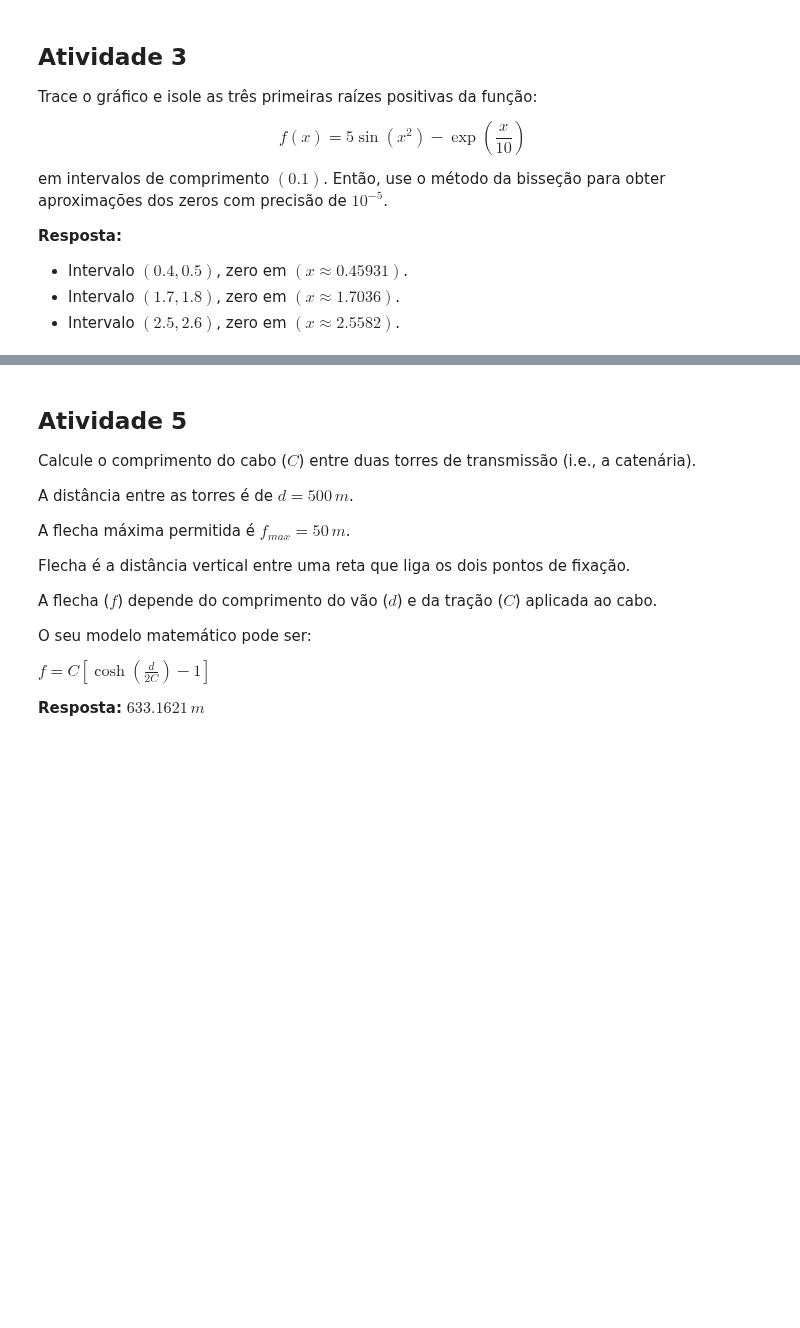
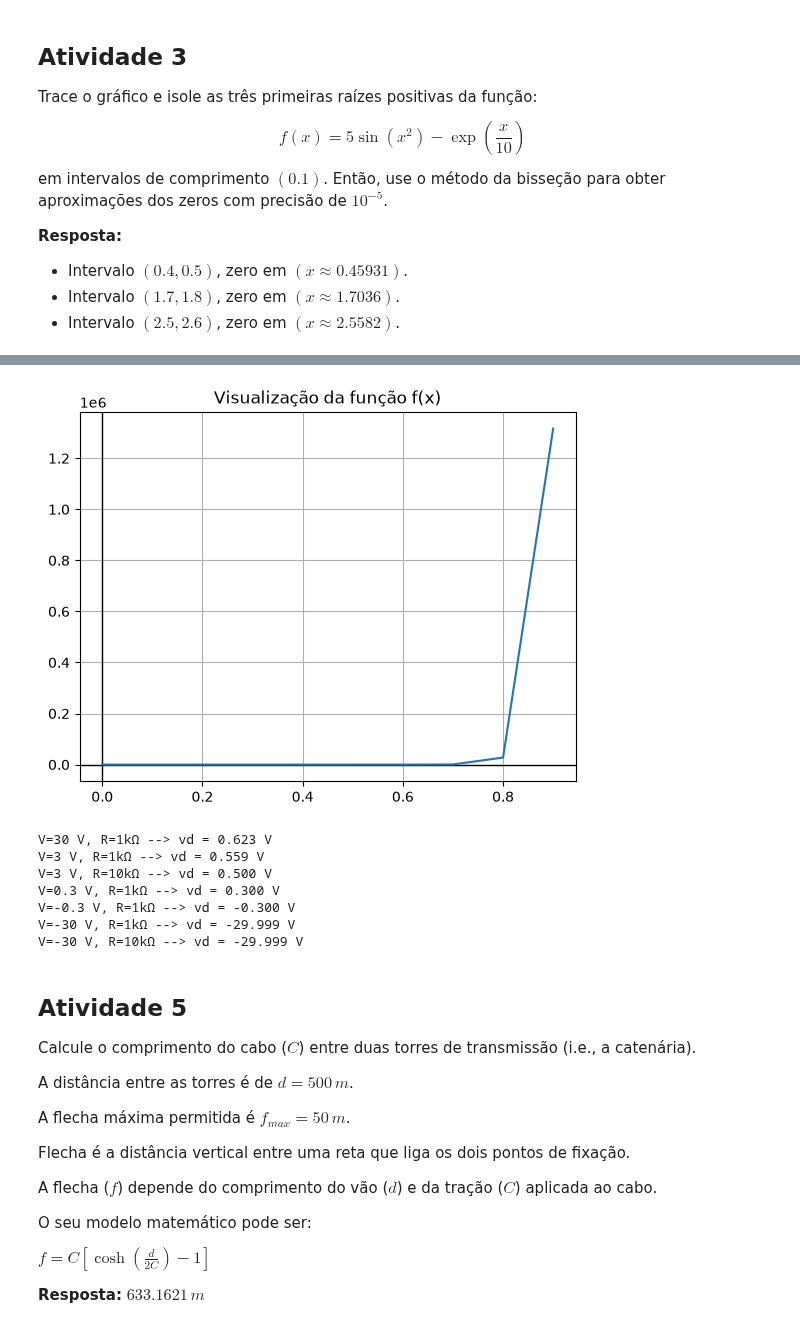
Before and after one commit to luisaschineider1-svg/cnum, a Jupyter notebook: Notebook/semana4.ipynb, the cells around one changed output, grey strips where cells are left out. Cells and saved outputs as stored; diff of their text form; code cells hidden in the pictures; blank space fills up the shorter version.

```diff
--- a/Notebook/semana4.ipynb
+++ b/Notebook/semana4.ipynb
@@ -186,6 +254,60 @@ d) $0.300$
 e) $-0.300$
 f) $-30$
 g) $-30$
+# %%
+def f4(x, V, R):
+    IR = 1e-12  # corrente de saturação (A)
+    T = 300.0  # temperatura (K)
+    k = 1.38064852e-23  # constante de Boltzmann (J/K)
+    q = 1.60217662e-19  # carga do elétron (C)
+    vt = k * T / q  # tensão térmica (V)
+    return R * IR * (np.exp(x / vt) - 1) + x - V
+
+def plot(f, xi, xf, d=0.1):
+    # Intervalo para plotar
+    x_vals = np.arange(xi, xf, d)
+    y_vals = f(x_vals)
+
+    plt.axhline(0, color="black", linewidth=1)  # eixo x
+    plt.axvline(0, color="black", linewidth=1)  # eixo y
+    plt.plot(x_vals, y_vals)
+    plt.grid(True)
+    plt.title("Visualização da função f(x)")
+
+    plt.show()
+    plt.close()
+
+def main():
+    f4_vr = lambda x: f4(x, 30, 1e3)
+    plot(f4_vr, 0, 1)
+    VRs = [
+        (30, 1e3, 0, 1),
+        (3, 1e3, 0, 1),
+        (3, 1e4, 0, 1),
+        (0.3, 1e3, 0, 0.5),
+        (-0.3, 1e3, -1, 0),
+        (-30, 1e3, -40, 0),
+        (-30, 1e4, -40, 0),
+    ]
+    for V, R, a, b in VRs:
+        try:
+            f4_vrs = lambda x: f4(x, V, R)
+            r, i = bissecao(f4_vrs, a, b, 1e-8)
+            print(f"V={V} V, R={R/1e3:.0f}kΩ --> vd = {r:.3f} V")
+        except ValueError as error:
+            print(f"V={V} V, R={R/1e3:.0f}kΩ --> {error}")
+
+if __name__ == "__main__":
+    main()
+# %% [output]
+[figure, added]
+V=30 V, R=1kΩ --> vd = 0.623 V
+V=3 V, R=1kΩ --> vd = 0.559 V
+V=3 V, R=10kΩ --> vd = 0.500 V
+V=0.3 V, R=1kΩ --> vd = 0.300 V
+V=-0.3 V, R=1kΩ --> vd = -0.300 V
+V=-30 V, R=1kΩ --> vd = -29.999 V
+V=-30 V, R=10kΩ --> vd = -29.999 V
 # %% [markdown]
 ## Atividade 5
 Calcule o comprimento do cabo ($C$) entre duas torres de transmissão (i.e., a catenária).
```
Also changed, not shown: parts of 4 cells of this notebook, 2 other files.
